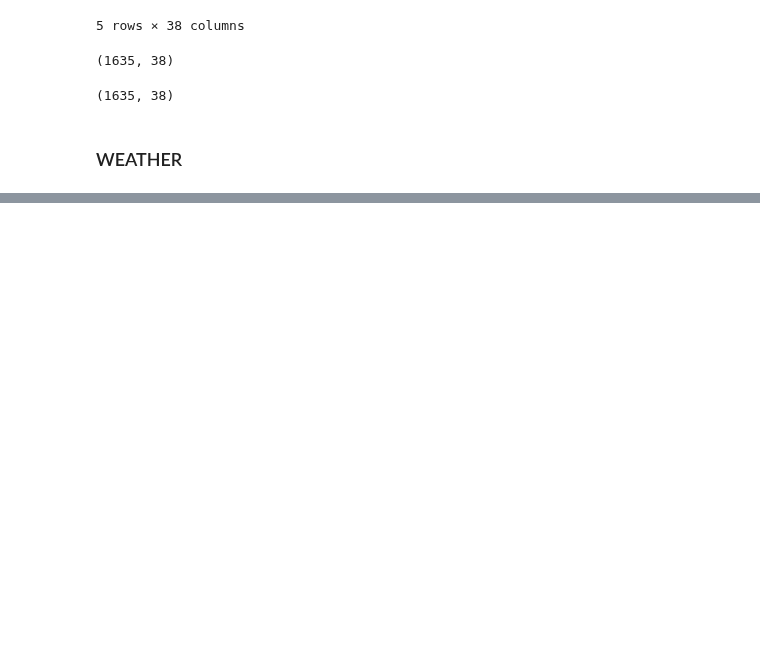
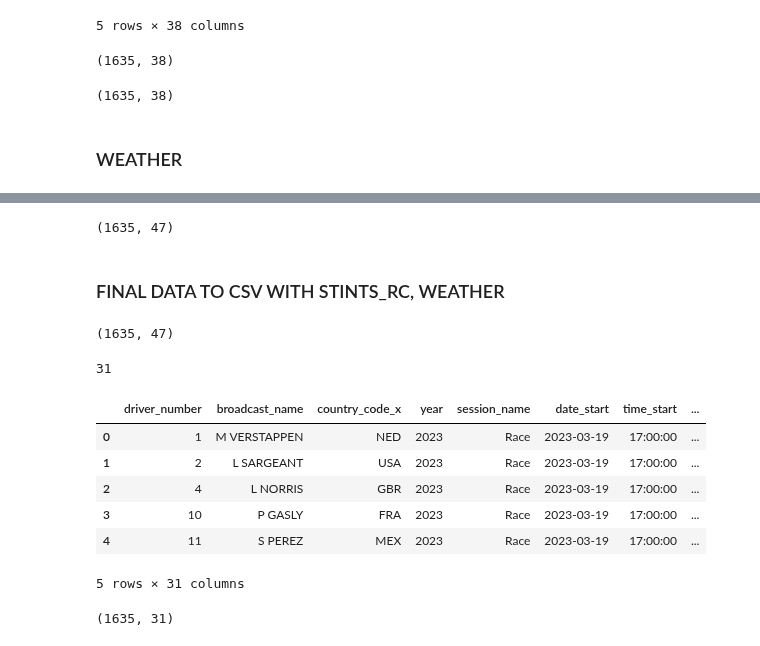
Before and after one commit to szylvvia/f1_races_progress_predict, a Jupyter notebook: stints_tyres_open_f1.ipynb, the cells around one changed output, grey strips where cells are left out. Cells and saved outputs as stored; diff of their text form; code cells hidden in the pictures; blank space fills up the shorter version.

```diff
--- a/stints_tyres_open_f1.ipynb
+++ b/stints_tyres_open_f1.ipynb
@@ -542,0 +568,4 @@ Session 9673: Pobrano 165 rekordów pogody
+# %%
+#merge z data_rc
+data_rc_weather = data_rc.merge(sumarized_weather, on='session_key', how='left')
+data_rc_weather.head()
@@ -542,0 +580,11 @@ Session 9673: Pobrano 165 rekordów pogody
+# %%
+data_rc_weather.shape
+# %% [output]
+(1635, 47)
+# %% [markdown]
+### FINAL DATA TO CSV WITH STINTS_RC, WEATHER
+# %%
+data_st_rc_we = data_rc_weather
+data_st_rc_we.shape
+# %% [output]
+(1635, 47)
@@ -542,0 +593,46 @@ Session 9673: Pobrano 165 rekordów pogody
+# %%
+# konkretne kolumny tylko do modelu
+# te z poprzedniego modelu (16 kolumn):
+# driver_number,broadcast_name,country_code_x,year,session_name,date_start,
+# time_start,date_end,time_end,gmt_offset,starting_position,wins_before,
+# pit_stops_count,avg_pit_stop_duration,qualifying_position,position_category
+
+# nowe kolumny do modelu:
+# num_stints, used_soft, used_medium, used_hard,
+# num_red_flags, num_safety_car_deployed,num_yellow_flags, num_double_yellow_flags, penalty_seconds,
+# air_temp_mean, track_temp_mean, humidity_mean, pressure_mean,
+# rainfall_max (true/false), wind_speed_mean, wind_direction (moze byc usuniete)
+
+# finalne kolumny do modelu
+final_columns = [
+    'driver_number', 'broadcast_name', 'country_code_x', 'year', 'session_name',
+    'date_start', 'time_start', 'date_end', 'time_end', 'gmt_offset',
+    'starting_position', 'wins_before', 'pit_stops_count', 'avg_pit_stop_duration',
+    'qualifying_position_y',
+    'num_stints', 'used_soft', 'used_medium', 'used_hard',
+    'num_red_flags', 'num_safety_car_deployed', 'num_yellow_flags',
+    'num_double_yellow_flags', 'penalty_seconds',
+    'air_temp_mean', 'track_temp_mean', 'humidity_mean', 'pressure_mean',
+    'rainfall_max', 'wind_speed_mean', 'final_position'
+]
+
+#wyswietl dlugosc final_columns
+len(final_columns)
+# %% [output]
+31
+# %%
+#wyodrebnij z final_columns z data_st_rc_we
+data_final = data_st_rc_we[final_columns]
+data_final.head()
+# %% [output]
+|  | driver_number | broadcast_name | country_code_x | year | session_name | date_start | time_start | ... |
+| 0 | 1 | M VERSTAPPEN | NED | 2023 | Race | 2023-03-19 | 17:00:00 | ... |
+| 1 | 2 | L SARGEANT | USA | 2023 | Race | 2023-03-19 | 17:00:00 | ... |
+| 2 | 4 | L NORRIS | GBR | 2023 | Race | 2023-03-19 | 17:00:00 | ... |
+| 3 | 10 | P GASLY | FRA | 2023 | Race | 2023-03-19 | 17:00:00 | ... |
+| 4 | 11 | S PEREZ | MEX | 2023 | Race | 2023-03-19 | 17:00:00 | ... |
+5 rows × 31 columns
+# %%
+data_final.shape
+# %% [output]
+(1635, 31)
```
Also changed, not shown: parts of 5 cells of this notebook, 4 other files.
